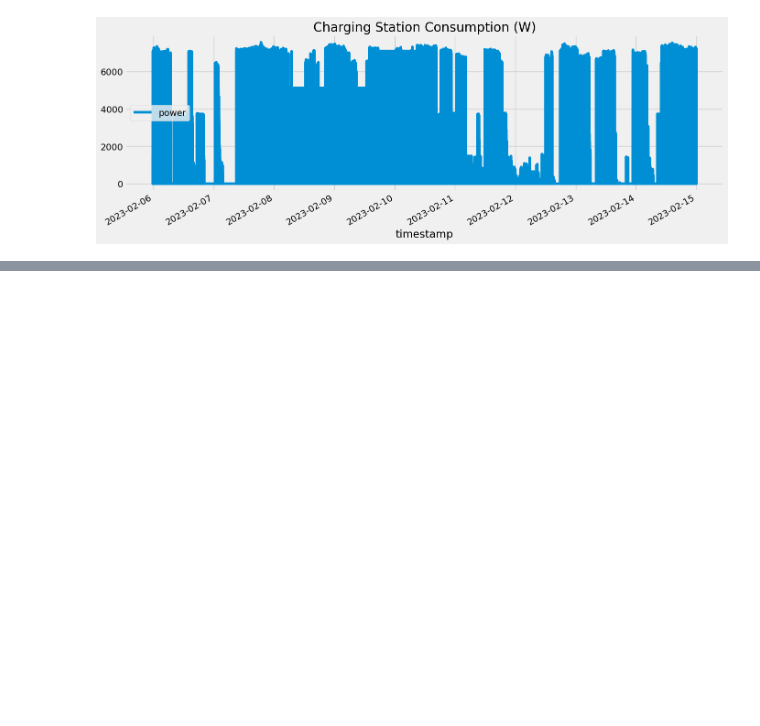
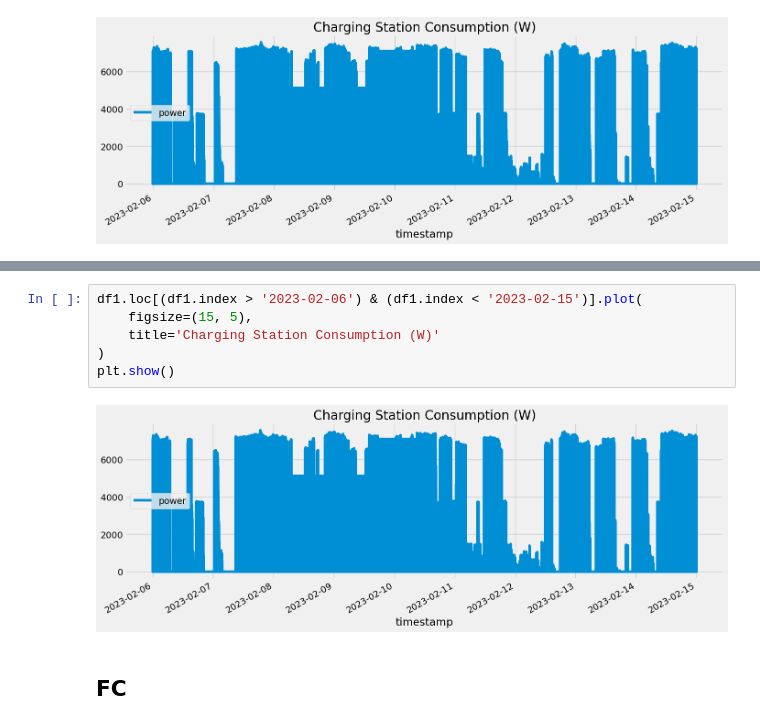
Before and after one commit to Clement-Quaye/EV-Analysis-and-the-Energy-Transition, a Jupyter notebook: Models/Chargerdata.ipynb, the cells around one changed output, grey strips where cells are left out. Drawn from its saved outputs; the diff is of its cells as text; blank space fills up the shorter version.

```diff
--- a/Models/Chargerdata.ipynb
+++ b/Models/Chargerdata.ipynb
@@ -83,0 +100,10 @@ plt.show()
+# %%
+df1.loc[(df1.index > '2023-02-06') & (df1.index < '2023-02-15')].plot(
+    figsize=(15, 5),
+    title='Charging Station Consumption (W)'
+)
+plt.show()
+# %% [output]
+[figure, added]
+# %% [markdown]
+## FC
```
Also changed, not shown: parts of 11 cells of this notebook.
